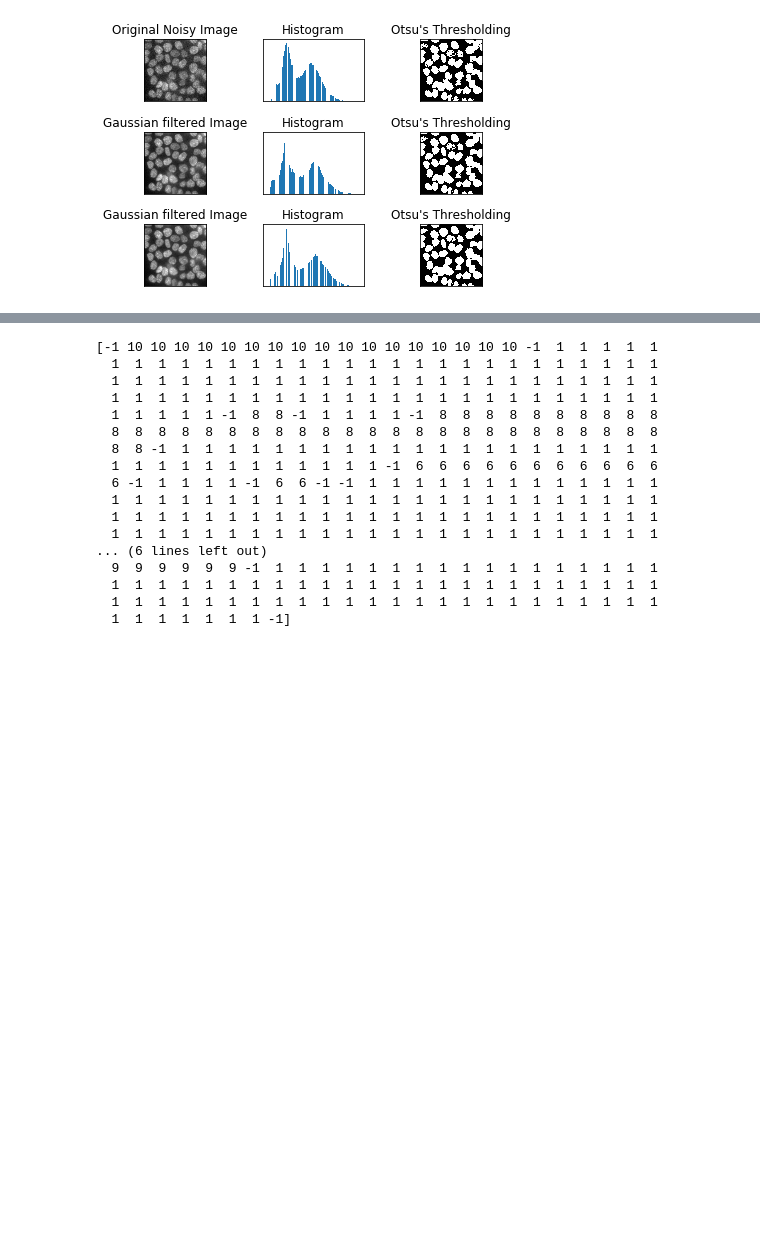
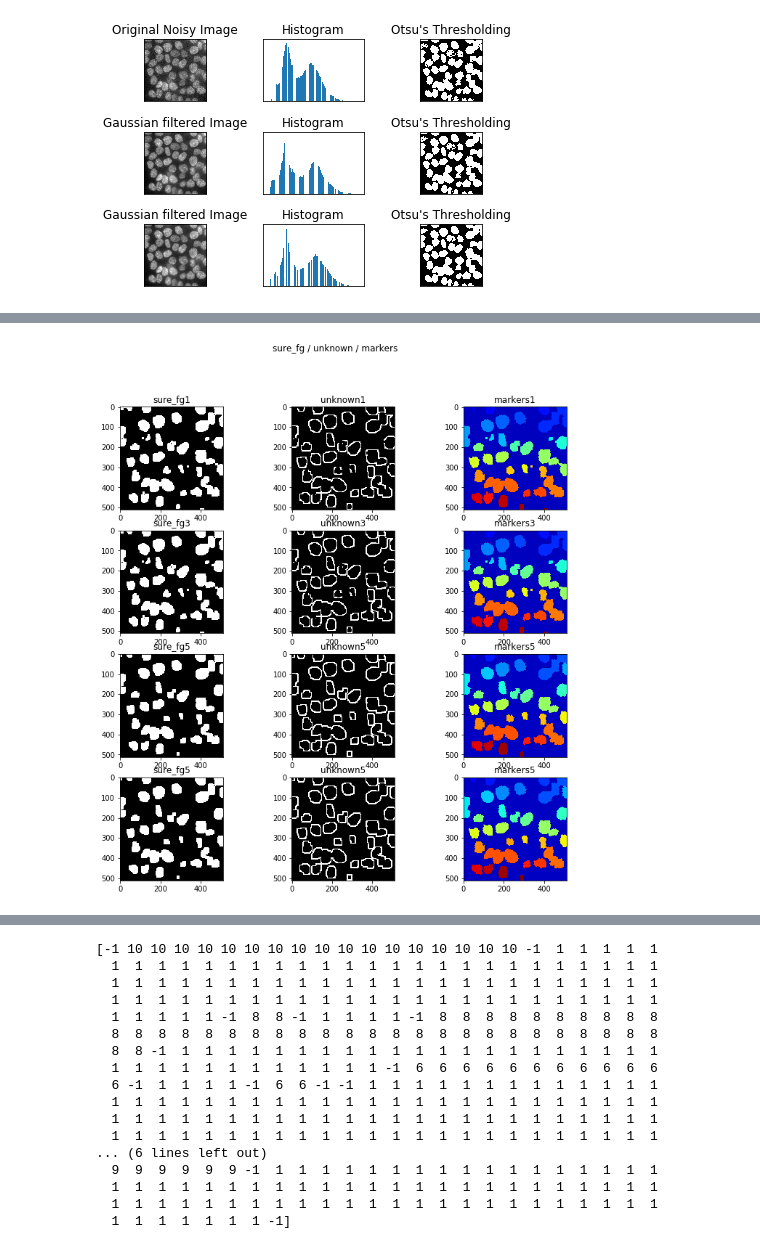
Before and after one commit to jasonjnie/2D-Cell-Image-Segmentation, a Jupyter notebook: Cell_Image_Segmentation.ipynb, the cells around one changed output, grey strips where cells are left out. Drawn from its saved outputs; the diff is of its cells as text; code cells hidden in the pictures; blank space fills up the shorter version.

```diff
--- a/Cell_Image_Segmentation.ipynb
+++ b/Cell_Image_Segmentation.ipynb
@@ -270,0 +358,97 @@ float32
+# %%
+sure_fg10 = np.uint8(sure_fg10)
+unknown10 = cv2.subtract(sure_bg, sure_fg10)
+sure_fg11 = np.uint8(sure_fg11)
+unknown11 = cv2.subtract(sure_bg, sure_fg11)
+sure_fg12 = np.uint8(sure_fg12)
+unknown12 = cv2.subtract(sure_bg, sure_fg12)
+sure_fg13 = np.uint8(sure_fg13)
+unknown13 = cv2.subtract(sure_bg, sure_fg13)
+
+ret10, markers10 = cv2.connectedComponents(sure_fg10)
+markers10 += 1
+markers10[unknown10==255] = 0
+ret11, markers11 = cv2.connectedComponents(sure_fg11)
+markers11 += 1
+markers11[unknown11==255] = 0
+ret12, markers12 = cv2.connectedComponents(sure_fg12)
+markers12 += 1
+markers12[unknown12==255] = 0
+ret13, markers13 = cv2.connectedComponents(sure_fg13)
+markers13 += 1
+markers13[unknown13==255] = 0
+
+img_color10 = cv2.cvtColor(img_c3, cv2.COLOR_GRAY2BGR)
+markers10 = cv2.watershed(img_color10, markers10)
+img_color10[markers10 == -1] = [255,0,0]
+img_color11 = cv2.cvtColor(img_c3, cv2.COLOR_GRAY2BGR)
+markers11 = cv2.watershed(img_color11, markers11)
+img_color11[markers11 == -1] = [255,0,0]
+img_color12 = cv2.cvtColor(img_c3, cv2.COLOR_GRAY2BGR)
+markers12 = cv2.watershed(img_color12, markers12)
+img_color12[markers12 == -1] = [255,0,0]
+img_color13 = cv2.cvtColor(img_c3, cv2.COLOR_GRAY2BGR)
+markers13 = cv2.watershed(img_color13, markers13)
+img_color13[markers13 == -1] = [255,0,0]
+
+fig = plt.figure(figsize=(12,12))
+plt.subplot(4,3,1)
+plt.suptitle('sure_fg / unknown / markers')
+plt.imshow(sure_fg10, cmap='gray')
+plt.title('sure_fg1')
+plt.subplot(4,3,2)
+plt.imshow(unknown10, cmap='gray')
+plt.title('unknown1')
+plt.subplot(4,3,3)
+plt.imshow(markers10, cmap='jet')
+plt.title('markers1')
+
+plt.subplot(4,3,4)
+plt.imshow(sure_fg11, cmap='gray')
+plt.title('sure_fg3')
+plt.subplot(4,3,5)
+plt.imshow(unknown11, cmap='gray')
+plt.title('unknown3')
+plt.subplot(4,3,6)
+plt.imshow(markers11, cmap='jet')
+plt.title('markers3')
+
+plt.subplot(4,3,7)
+plt.imshow(sure_fg12, cmap='gray')
+plt.title('sure_fg5')
+plt.subplot(4,3,8)
+plt.imshow(unknown12, cmap='gray')
+plt.title('unknown5')
+plt.subplot(4,3,9)
+plt.imshow(markers12, cmap='jet')
+plt.title('markers5')
+
+plt.subplot(4,3,10)
+plt.imshow(sure_fg13, cmap='gray')
+plt.title('sure_fg5')
+plt.subplot(4,3,11)
+plt.imshow(unknown13, cmap='gray')
+plt.title('unknown5')
+plt.subplot(4,3,12)
+plt.imshow(markers13, cmap='jet')
+plt.title('markers5')
+plt.show()
+
+
+fig = plt.figure(figsize=(12,8))
+plt.subplot(1,4,1)
+plt.imshow(img_color10, cmap='jet')
+plt.subplot(1,4,2)
+plt.imshow(img_color11, cmap='jet')
+plt.subplot(1,4,3)
+plt.imshow(img_color12, cmap='jet')
+plt.subplot(1,4,4)
+plt.imshow(img_color13, cmap='jet')
+plt.show()
+
+print(markers10.max())
+print(markers11.max())
+print(markers12.max())
+print(markers13.max())
+# %% [output]
+[figure, added]
```
Also changed, not shown: parts of 18 cells of this notebook.
